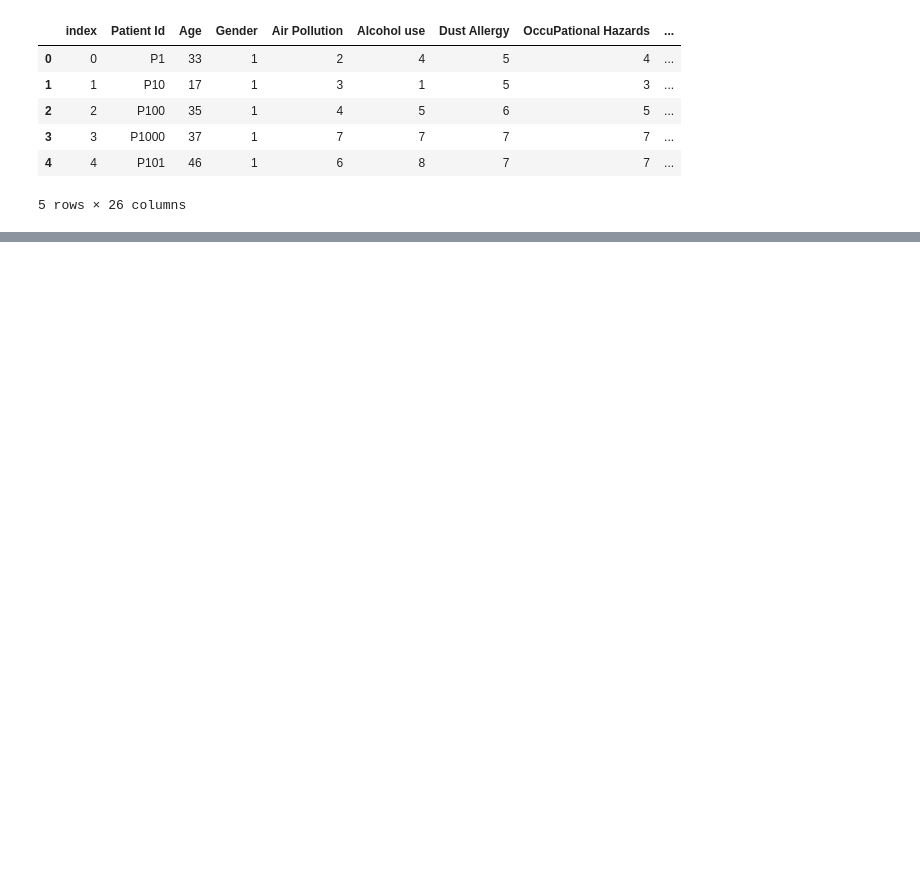
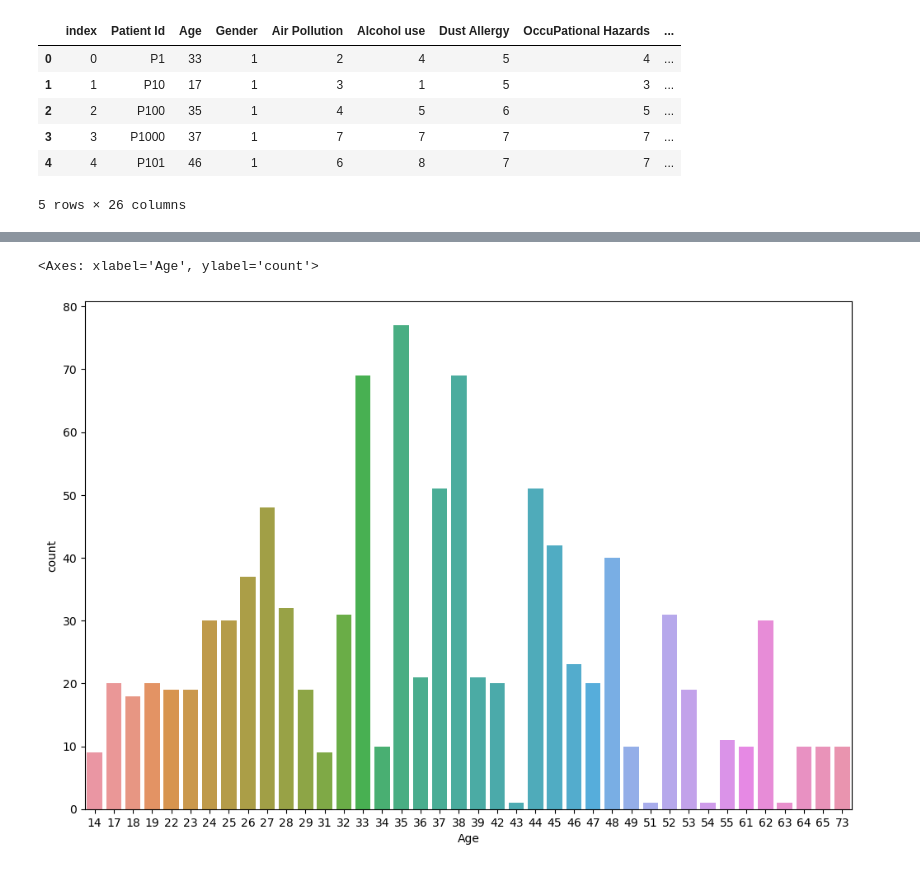
Before and after one commit to annamariabugaj/Kaggle_projects, a Jupyter notebook: lung-cancer-prediction.ipynb, the cells around one changed output, grey strips where cells are left out. Saved outputs shown, nothing was run; the diff lists cells and outputs as text; code cells hidden in the pictures; blank space fills up the shorter version.

```diff
--- a/lung-cancer-prediction.ipynb
+++ b/lung-cancer-prediction.ipynb
@@ -32,0 +104,3 @@ df.head()
+# %%
+df.drop(["Patient Id" , "index"], axis = 1 , inplace = True)
+df
@@ -32,0 +121,3 @@ df.head()
+# %%
+df.replace({'Level': {'Low': 1, 'Medium': 2, 'High': 3}}, inplace=True)
+df.head()
@@ -32,0 +132,7 @@ df.head()
+# %%
+plt.figure(figsize=(12,8), dpi = 100)
+sns.countplot(data=df,
+             x='Age')
+# %% [output]
+<Axes: xlabel='Age', ylabel='count'>
+[figure, added]
```
Also changed, not shown: parts of 21 cells of this notebook.
